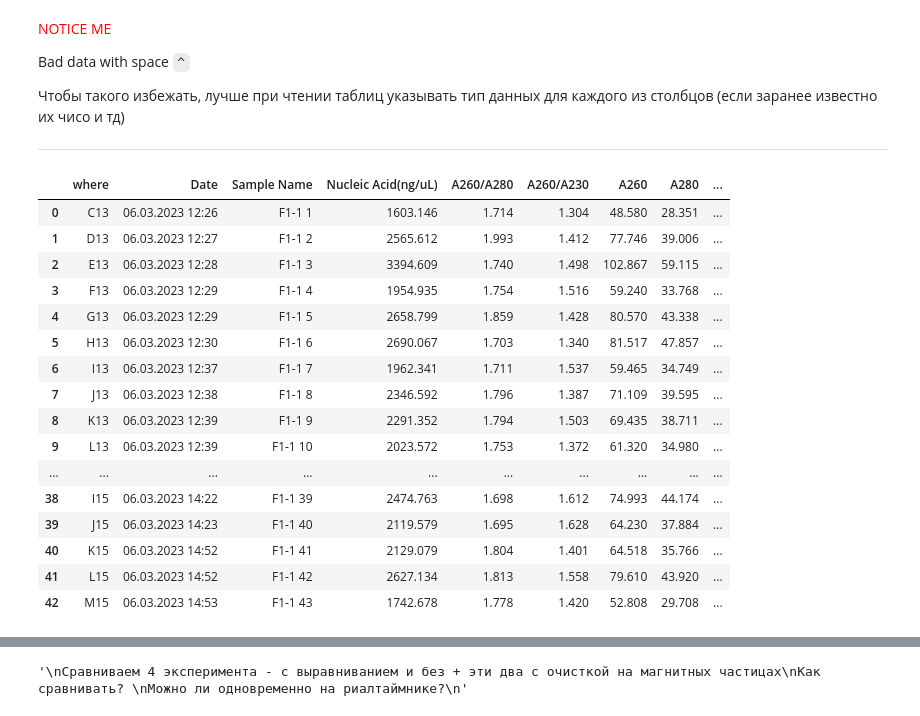
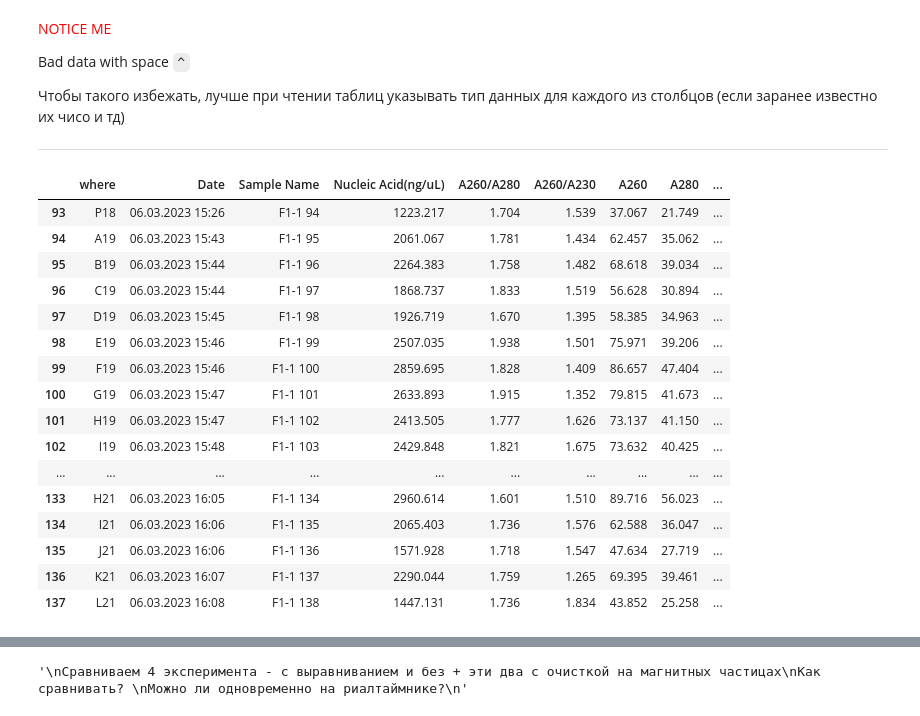
Before and after one commit to radical-subject/gene_synthesis_automatization_tools, a Jupyter notebook: concentration_aligner/concentration_aligner.ipynb, the cells around one changed output, grey strips where cells are left out. Saved outputs shown, nothing was run; the diff lists cells and outputs as text; code cells hidden in the pictures.

```diff
--- a/concentration_aligner/concentration_aligner.ipynb
+++ b/concentration_aligner/concentration_aligner.ipynb
@@ -141,35 +137,35 @@ Bad data with space `^`
 # %%
 # pool_1 = "TdT-"
 # pool_2 = "p03_F2-"
 # pool_3 = "p10_F1-"
 # pool_4 = "p10_F2-"
 pool_1 = "Unnamedsequence_F1-"
 pool_2 = "Unnamedsequence_F2-"
 pool_3 = "Unnamedsequence_F3-"
 
 
-POOL_NAME=pool_1
+POOL_NAME=pool_3
 
 df = df[df["code"].str.contains(f'^{POOL_NAME}\d+')]
 df
 # %% [output]
 |  | where | Date | Sample Name | Nucleic Acid(ng/uL) | A260/A280 | A260/A230 | A260 | A280 | ... |
-| 0 | C13 | 06.03.2023 12:26 | F1-1 1 | 1603.146 | 1.714 | 1.304 | 48.580 | 28.351 | ... |
-| 1 | D13 | 06.03.2023 12:27 | F1-1 2 | 2565.612 | 1.993 | 1.412 | 77.746 | 39.006 | ... |
-| 2 | E13 | 06.03.2023 12:28 | F1-1 3 | 3394.609 | 1.740 | 1.498 | 102.867 | 59.115 | ... |
-| 3 | F13 | 06.03.2023 12:29 | F1-1 4 | 1954.935 | 1.754 | 1.516 | 59.240 | 33.768 | ... |
-| 4 | G13 | 06.03.2023 12:29 | F1-1 5 | 2658.799 | 1.859 | 1.428 | 80.570 | 43.338 | ... |
-| 5 | H13 | 06.03.2023 12:30 | F1-1 6 | 2690.067 | 1.703 | 1.340 | 81.517 | 47.857 | ... |
-| 6 | I13 | 06.03.2023 12:37 | F1-1 7 | 1962.341 | 1.711 | 1.537 | 59.465 | 34.749 | ... |
-| 7 | J13 | 06.03.2023 12:38 | F1-1 8 | 2346.592 | 1.796 | 1.387 | 71.109 | 39.595 | ... |
-| 8 | K13 | 06.03.2023 12:39 | F1-1 9 | 2291.352 | 1.794 | 1.503 | 69.435 | 38.711 | ... |
-| 9 | L13 | 06.03.2023 12:39 | F1-1 10 | 2023.572 | 1.753 | 1.372 | 61.320 | 34.980 | ... |
+| 93 | P18 | 06.03.2023 15:26 | F1-1 94 | 1223.217 | 1.704 | 1.539 | 37.067 | 21.749 | ... |
+| 94 | A19 | 06.03.2023 15:43 | F1-1 95 | 2061.067 | 1.781 | 1.434 | 62.457 | 35.062 | ... |
+| 95 | B19 | 06.03.2023 15:44 | F1-1 96 | 2264.383 | 1.758 | 1.482 | 68.618 | 39.034 | ... |
+| 96 | C19 | 06.03.2023 15:44 | F1-1 97 | 1868.737 | 1.833 | 1.519 | 56.628 | 30.894 | ... |
+| 97 | D19 | 06.03.2023 15:45 | F1-1 98 | 1926.719 | 1.670 | 1.395 | 58.385 | 34.963 | ... |
+| 98 | E19 | 06.03.2023 15:46 | F1-1 99 | 2507.035 | 1.938 | 1.501 | 75.971 | 39.206 | ... |
+| 99 | F19 | 06.03.2023 15:46 | F1-1 100 | 2859.695 | 1.828 | 1.409 | 86.657 | 47.404 | ... |
+| 100 | G19 | 06.03.2023 15:47 | F1-1 101 | 2633.893 | 1.915 | 1.352 | 79.815 | 41.673 | ... |
+| 101 | H19 | 06.03.2023 15:47 | F1-1 102 | 2413.505 | 1.777 | 1.626 | 73.137 | 41.150 | ... |
+| 102 | I19 | 06.03.2023 15:48 | F1-1 103 | 2429.848 | 1.821 | 1.675 | 73.632 | 40.425 | ... |
 | ... | ... | ... | ... | ... | ... | ... | ... | ... | ... |
-| 38 | I15 | 06.03.2023 14:22 | F1-1 39 | 2474.763 | 1.698 | 1.612 | 74.993 | 44.174 | ... |
-| 39 | J15 | 06.03.2023 14:23 | F1-1 40 | 2119.579 | 1.695 | 1.628 | 64.230 | 37.884 | ... |
-| 40 | K15 | 06.03.2023 14:52 | F1-1 41 | 2129.079 | 1.804 | 1.401 | 64.518 | 35.766 | ... |
-| 41 | L15 | 06.03.2023 14:52 | F1-1 42 | 2627.134 | 1.813 | 1.558 | 79.610 | 43.920 | ... |
-| 42 | M15 | 06.03.2023 14:53 | F1-1 43 | 1742.678 | 1.778 | 1.420 | 52.808 | 29.708 | ... |
+| 133 | H21 | 06.03.2023 16:05 | F1-1 134 | 2960.614 | 1.601 | 1.510 | 89.716 | 56.023 | ... |
+| 134 | I21 | 06.03.2023 16:06 | F1-1 135 | 2065.403 | 1.736 | 1.576 | 62.588 | 36.047 | ... |
+| 135 | J21 | 06.03.2023 16:06 | F1-1 136 | 1571.928 | 1.718 | 1.547 | 47.634 | 27.719 | ... |
+| 136 | K21 | 06.03.2023 16:07 | F1-1 137 | 2290.044 | 1.759 | 1.265 | 69.395 | 39.461 | ... |
+| 137 | L21 | 06.03.2023 16:08 | F1-1 138 | 1447.131 | 1.736 | 1.834 | 43.852 | 25.258 | ... |
 # %%
 """
 смотрим распределение по корзинам
```
Also changed, not shown: parts of 13 cells of this notebook, 1 other file.
